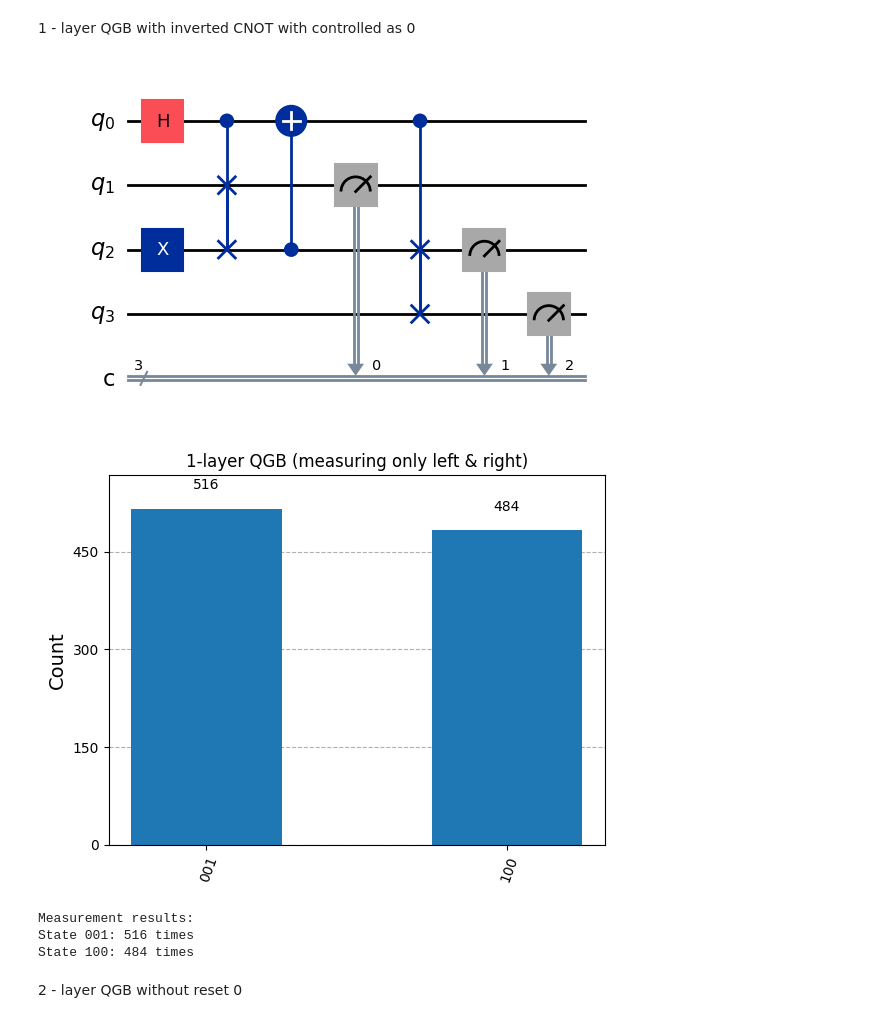
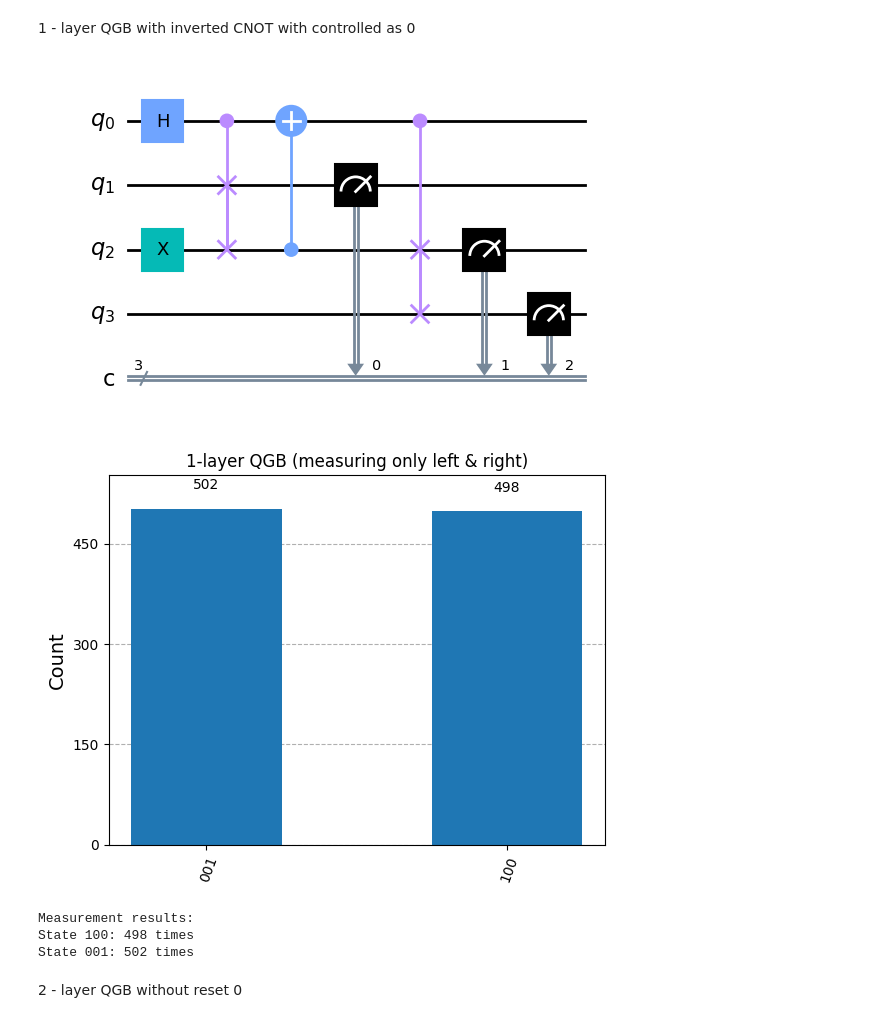
Before and after one commit to saxenaprajjwal/WISER, a Jupyter notebook: Task_II.ipynb, the cells around one changed output. Drawn from its saved outputs; the diff is of its cells as text; code cells hidden in the pictures.

```diff
--- a/Task_II.ipynb
+++ b/Task_II.ipynb
@@ -75,39 +75,39 @@ qc.cx(2, 0)
 
 
 # Controlled-SWAP operation on q2 and q3
 qc.append(CSwapGate(), [0, 2, 3])
 
 # Measure position qubits
 qc.measure(1, 0)  # q1 -> c[0]
 qc.measure(2, 1)  # q2 -> c[1]
 qc.measure(3, 2)  # q3 -> c[2]
 
 # Show circuit diagram
-qc.draw('mpl')
+qc.draw(output='mpl', style='clifford', fold=1)
 plt.show()
 
 # Simulate
 sim = AerSimulator()
 from qiskit import transpile
 compiled = transpile(qc, sim)
 result = sim.run(compiled, shots=1000).result()
 counts = result.get_counts()
 
 # Show result
 plot_histogram(counts)
 plt.title("1-layer QGB (measuring only left & right)")
 plt.show()
 
 # Print the counts to verify
 print("Measurement results:")
 for state, count in counts.items():
     print(f"State {state}: {count} times")
 # %% [output]
-[figure, old version]
+[figure, new version]
-[figure, old version]
+[figure, new version]
 Measurement results:
-State 001: 516 times
-State 100: 484 times
+State 100: 498 times
+State 001: 502 times
 # %%
 # #one layer QGB modified
 # qc = QuantumCircuit(4, 3)  # q[0]=coin, q[1:4]=positions
```
Also changed, not shown: parts of 5 cells of this notebook.
